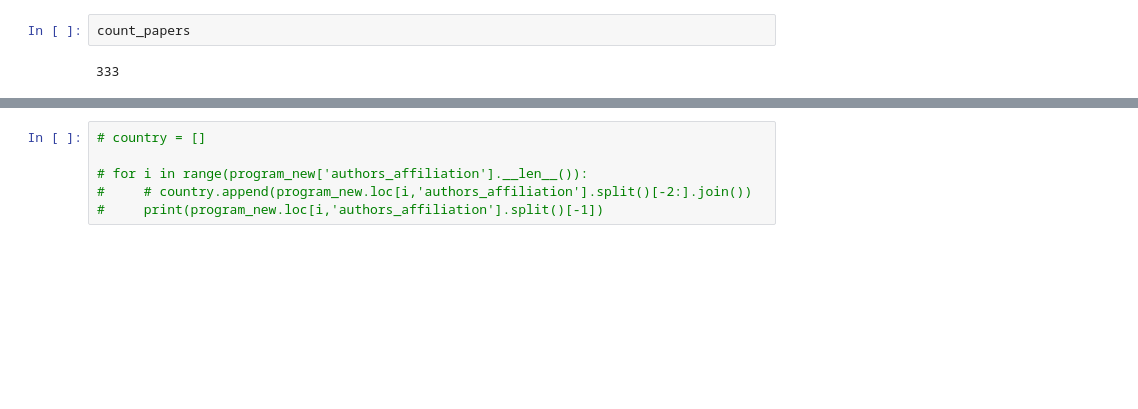
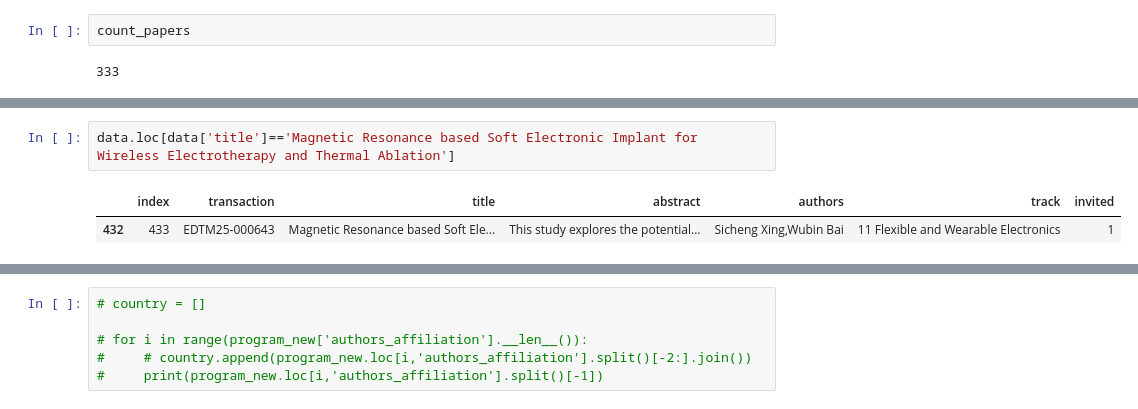
Before and after one commit to PengmyHKU/EDTM_proceeding, a Jupyter notebook: process.ipynb, the cells around one changed output, grey strips where cells are left out. Cells and saved outputs as stored; diff of their text form; blank space fills up the shorter version.

```diff
--- a/process.ipynb
+++ b/process.ipynb
@@ -424,0 +424,5 @@ non 472 1326
+# %%
+data.loc[data['title']=='Magnetic Resonance based Soft Electronic Implant for Wireless Electrotherapy and Thermal Ablation']
+# %% [output]
+|  | index | transaction | title | abstract | authors | track | invited |
+| 432 | 433 | EDTM25-000643 | Magnetic Resonance based Soft Ele... | This study explores the potential... | Sicheng Xing,Wubin Bai | 11 Flexible and Wearable Electronics | 1 |
```
Also changed, not shown: parts of 17 cells of this notebook, 5 other files.
